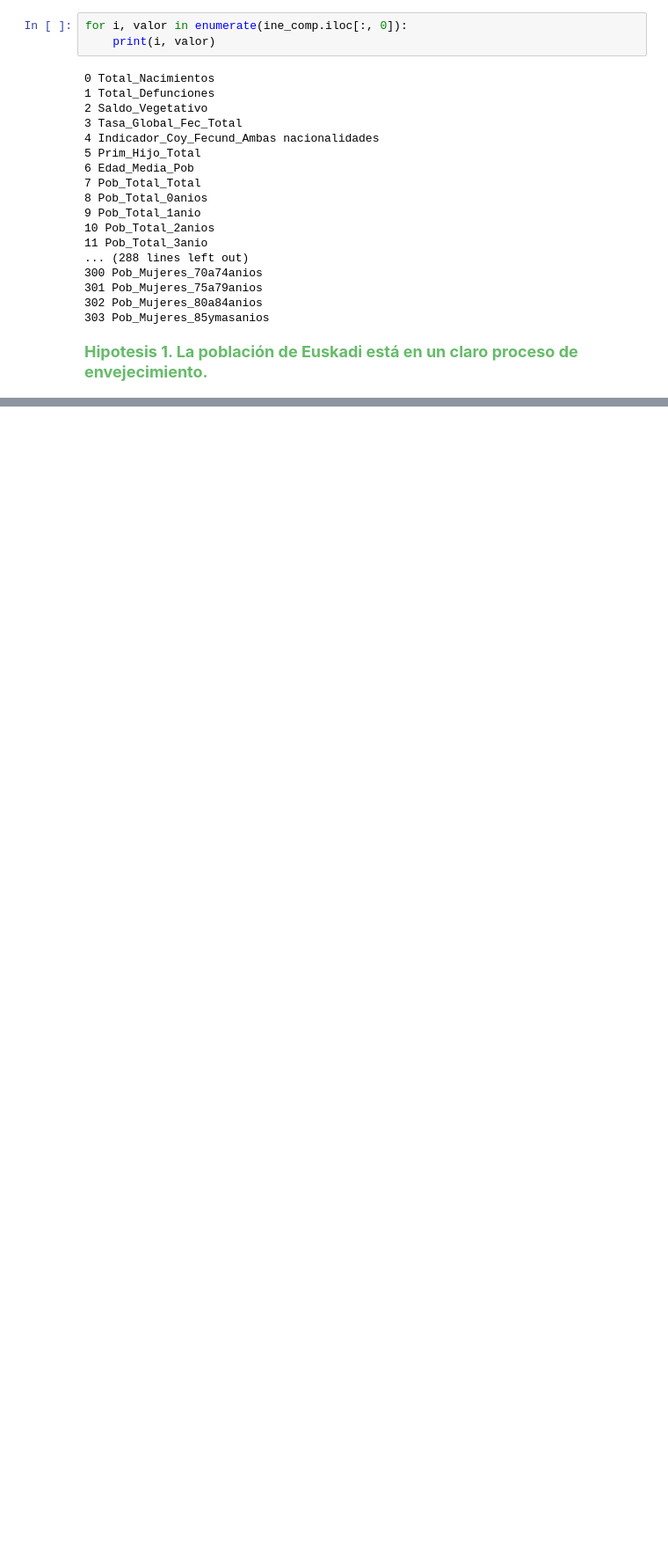
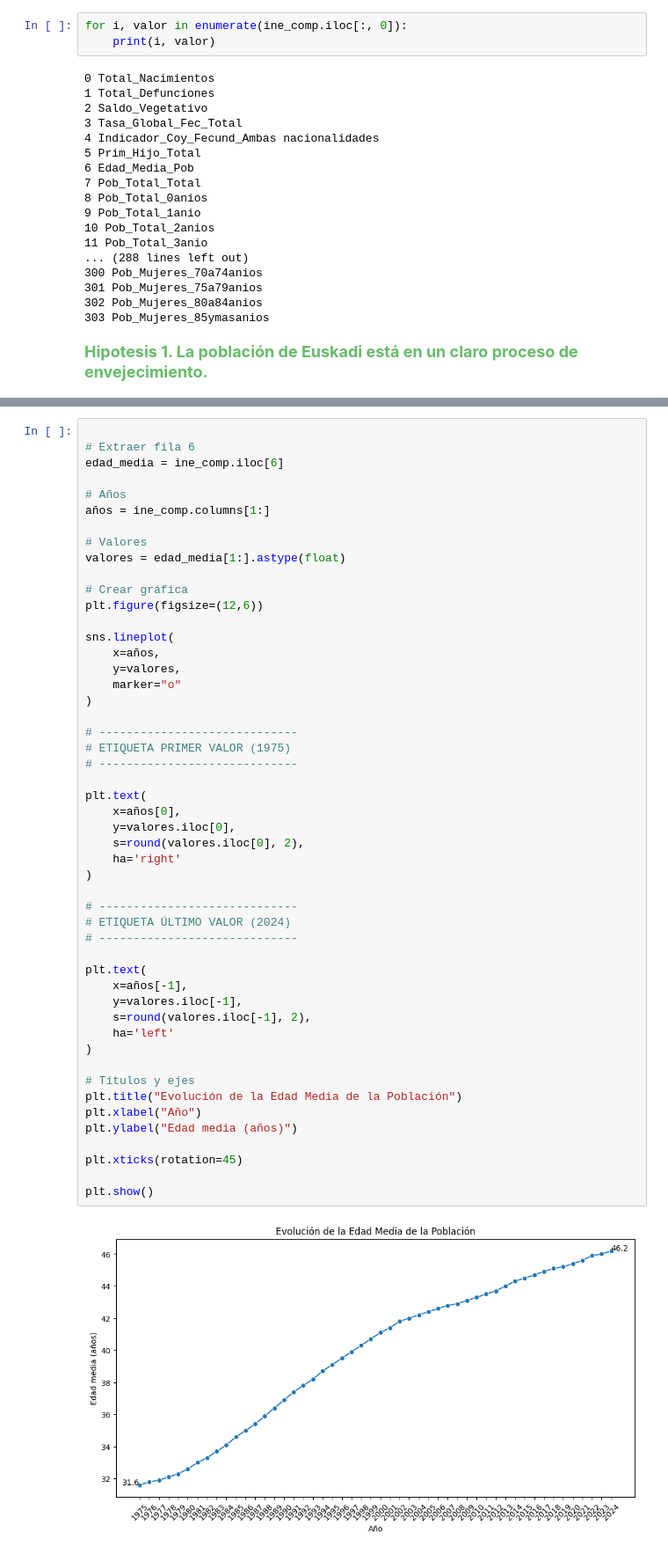
Before and after one commit to Leire2026/EDA, a Jupyter notebook: Presentacion.ipynb, the cells around one changed output, grey strips where cells are left out. Shown at 88% size. Saved outputs shown, nothing was run; the diff lists cells and outputs as text; blank space fills up the shorter version.

```diff
--- a/Presentacion.ipynb
+++ b/Presentacion.ipynb
@@ -329,0 +466,52 @@ Para esta hipótesis vamos a trabajar con la base ine_comp, que es la que nos va
+# %%
+
+# Extraer fila 6
+edad_media = ine_comp.iloc[6]
+
+# Años
+años = ine_comp.columns[1:]
+
+# Valores
+valores = edad_media[1:].astype(float)
+
+# Crear gráfica
+plt.figure(figsize=(12,6))
+
+sns.lineplot(
+    x=años,
+    y=valores,
+    marker="o"
+)
+
+# -----------------------------
+# ETIQUETA PRIMER VALOR (1975)
+# -----------------------------
+
+plt.text(
+    x=años[0],
+    y=valores.iloc[0],
+    s=round(valores.iloc[0], 2),
+    ha='right'
+)
+
+# -----------------------------
+# ETIQUETA ÚLTIMO VALOR (2024)
+# -----------------------------
+
+plt.text(
+    x=años[-1],
+    y=valores.iloc[-1],
+    s=round(valores.iloc[-1], 2),
+    ha='left'
+)
+
+# Títulos y ejes
+plt.title("Evolución de la Edad Media de la Población")
+plt.xlabel("Año")
+plt.ylabel("Edad media (años)")
+
+plt.xticks(rotation=45)
+
+plt.show()
+# %% [output]
+[figure, added]
```
Also changed, not shown: parts of 4 cells of this notebook.
